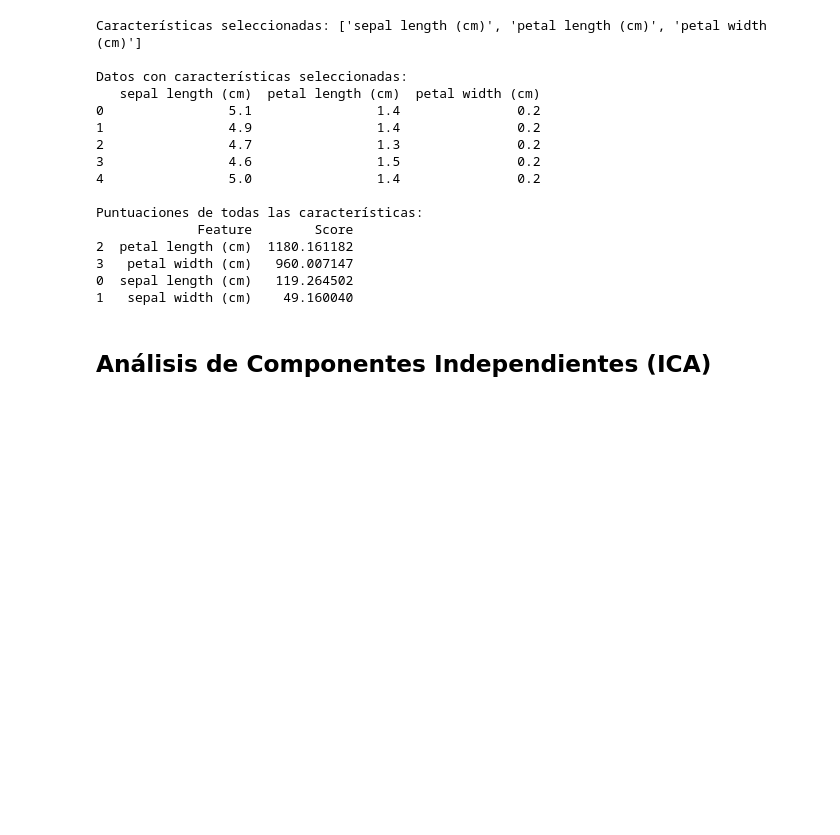
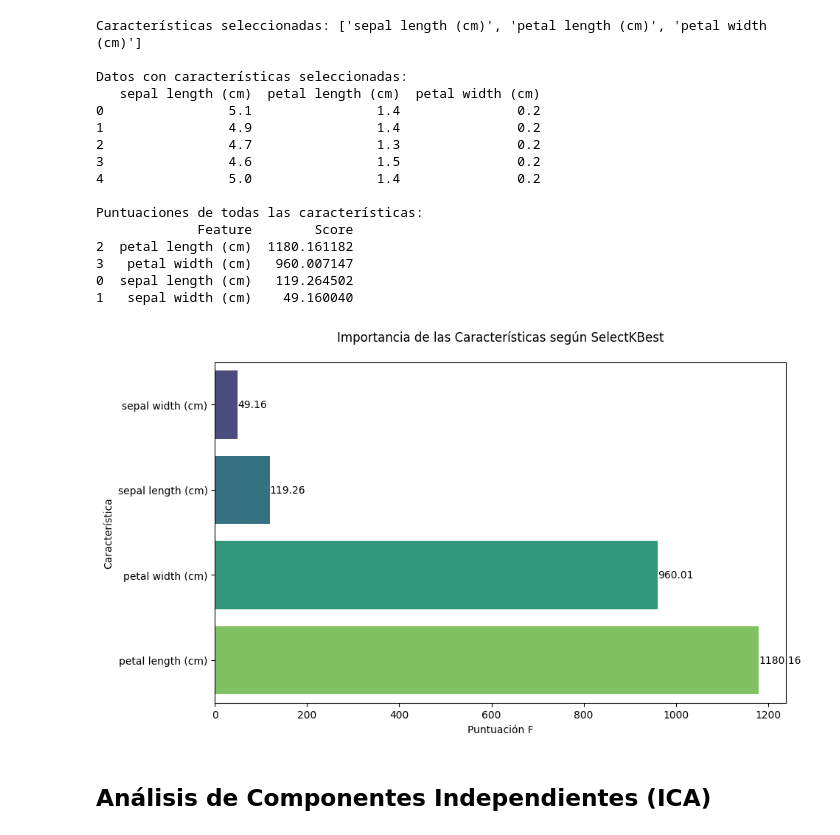
Before and after one commit to txusser/Master_IA_Sanidad, a Jupyter notebook: Modulo_2/2_3_3_Extraccion_de_caracteristicas.ipynb, the cells around one changed output. Drawn from its saved outputs; the diff is of its cells as text; code cells hidden in the pictures; blank space fills up the shorter version.

Commit message:
Mejoras en la representación de las características seleccionadas

```diff
--- a/Modulo_2/2_3_3_Extraccion_de_caracteristicas.ipynb
+++ b/Modulo_2/2_3_3_Extraccion_de_caracteristicas.ipynb
@@ -255,6 +255,49 @@ Puntuaciones de todas las características:
 3   petal width (cm)   960.007147
 0  sepal length (cm)   119.264502
 1   sepal width (cm)    49.160040
+# %%
+def plot_feature_importance(selector, feature_names, figsize=(10, 6), palette="viridis"):
+    """
+    Genera un gráfico de barras que muestra la importancia de las características
+    según el análisis de SelectKBest.
+    """
+
+    # Obtener las puntuaciones y crear DataFrame
+    scores = selector.scores_
+    feature_scores = pd.DataFrame({
+        'Característica': feature_names,
+        'Puntuación': scores
+    })
+
+    # Ordenar por puntuación descendente
+    feature_scores = feature_scores.sort_values('Puntuación', ascending=True)
+
+    # Crear la figura
+    plt.figure(figsize=figsize)
+
+    # Generar el gráfico de barras horizontales
+    ax = sns.barplot(
+        data=feature_scores,
+        y='Característica',
+        x='Puntuación',
+        palette=palette,
+        hue='Característica'
+    )
+
+    # Personalizar el gráfico
+    plt.title('Importancia de las Características según SelectKBest', pad=20)
+    plt.xlabel('Puntuación F')
+    plt.ylabel('Característica')
+
+    # Añadir los valores en las barras
+    for i, v in enumerate(feature_scores['Puntuación']):
+        ax.text(v, i, f'{v:.2f}', va='center')
+
+
+# Generar el gráfico
+fig = plot_feature_importance(selector, X.columns)
+# %% [output]
+[figure, added]
 # %% [markdown]
 ## Análisis de Componentes Independientes (ICA)
 # %%
```
Also changed, not shown: parts of 6 cells of this notebook.
